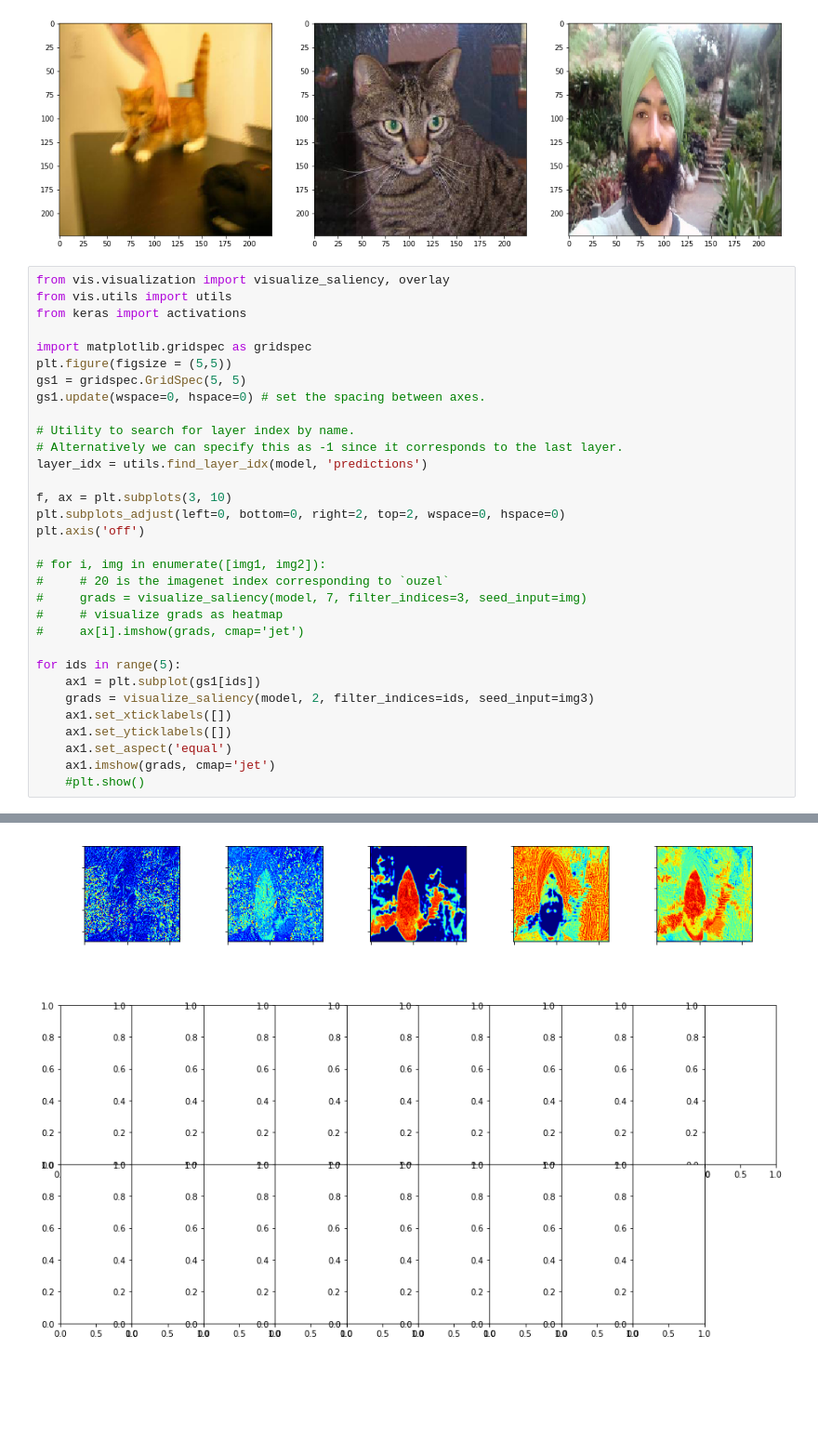
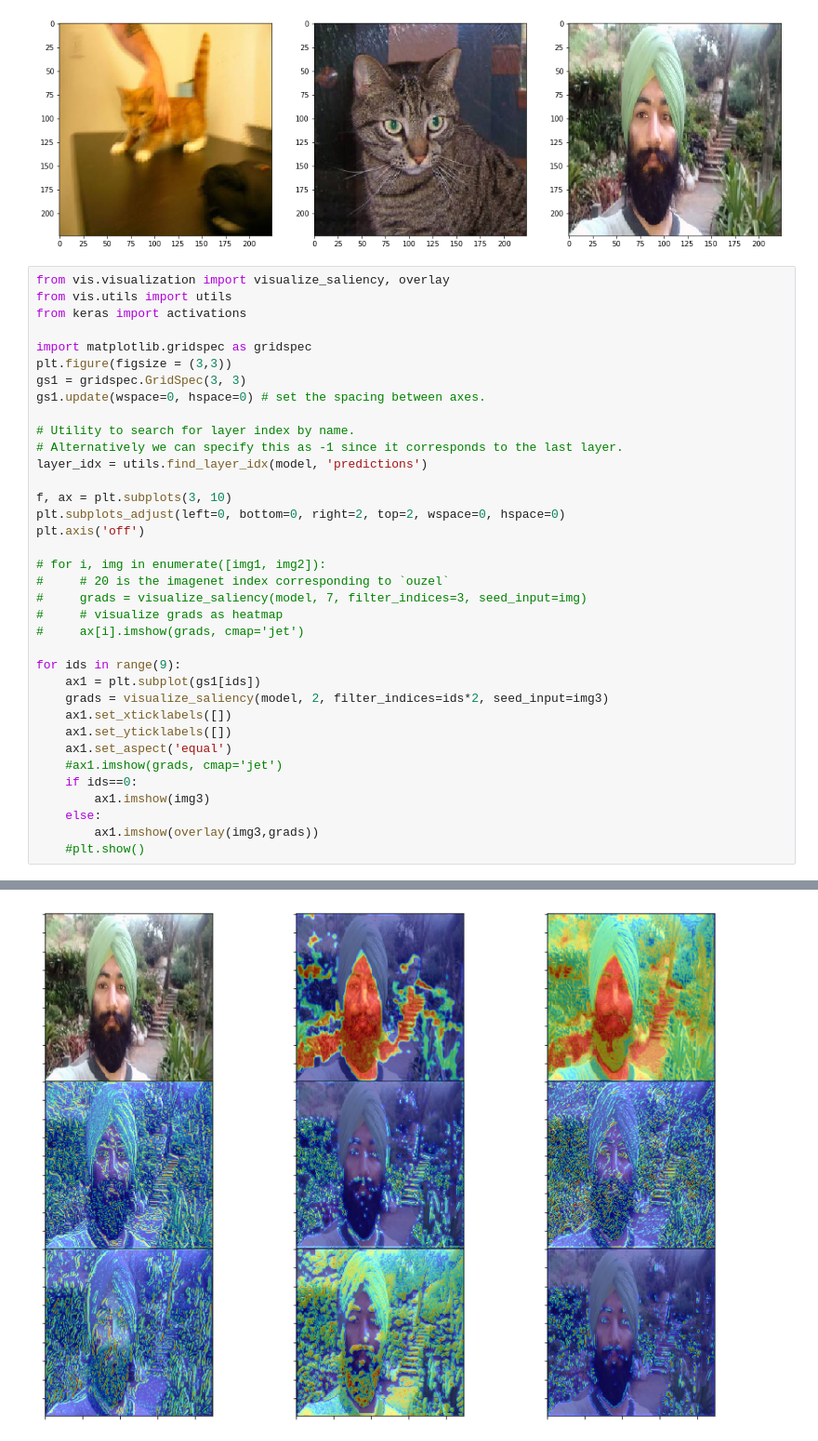
Before and after one commit to sandeep-iitr/Learnings-Big-Data-Machine-Learning, a Jupyter notebook: machine-learning/Kera-Tutorial-3.ipynb, the cells around one changed output, grey strips where cells are left out. Shown at 93% size. Cells and saved outputs as stored; diff of their text form; blank space fills up the shorter version.

```diff
--- a/machine-learning/Kera-Tutorial-3.ipynb
+++ b/machine-learning/Kera-Tutorial-3.ipynb
@@ -36,38 +36,42 @@ ax[2].imshow(img3)
 # %%
 from vis.visualization import visualize_saliency, overlay
 from vis.utils import utils
 from keras import activations
 
 import matplotlib.gridspec as gridspec
-plt.figure(figsize = (5,5))
-gs1 = gridspec.GridSpec(5, 5)
+plt.figure(figsize = (3,3))
+gs1 = gridspec.GridSpec(3, 3)
 gs1.update(wspace=0, hspace=0) # set the spacing between axes.
 
 # Utility to search for layer index by name.
 # Alternatively we can specify this as -1 since it corresponds to the last layer.
 layer_idx = utils.find_layer_idx(model, 'predictions')
 
 f, ax = plt.subplots(3, 10)
 plt.subplots_adjust(left=0, bottom=0, right=2, top=2, wspace=0, hspace=0)
 plt.axis('off')
 
 # for i, img in enumerate([img1, img2]):
 #     # 20 is the imagenet index corresponding to `ouzel`
 #     grads = visualize_saliency(model, 7, filter_indices=3, seed_input=img)
 #     # visualize grads as heatmap
 #     ax[i].imshow(grads, cmap='jet')
 
-for ids in range(5):
+for ids in range(9):
     ax1 = plt.subplot(gs1[ids])
-    grads = visualize_saliency(model, 2, filter_indices=ids, seed_input=img3)
+    grads = visualize_saliency(model, 2, filter_indices=ids*2, seed_input=img3)
     ax1.set_xticklabels([])
     ax1.set_yticklabels([])
     ax1.set_aspect('equal')
-    ax1.imshow(grads, cmap='jet')
+    #ax1.imshow(grads, cmap='jet')
+    if ids==0:
+        ax1.imshow(img3)
+    else:
+        ax1.imshow(overlay(img3,grads))
     #plt.show()
 # %% [output]
 <matplotlib.figure.Figure at 0x...>
-[figure, old version]
+[figure, new version]
 # %%
 for modifier in ['guided', 'relu']:
     plt.figure()
```
Also changed, not shown: parts of 1 cell of this notebook, 2 other files.
